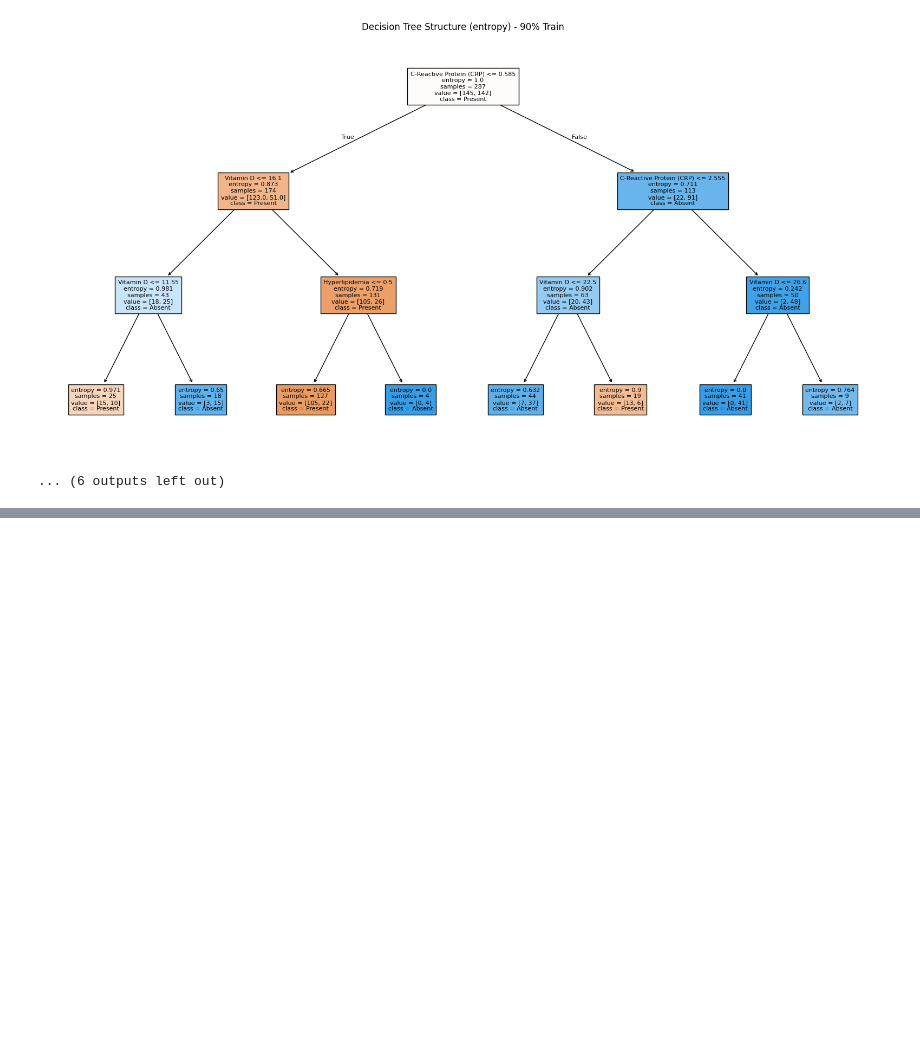
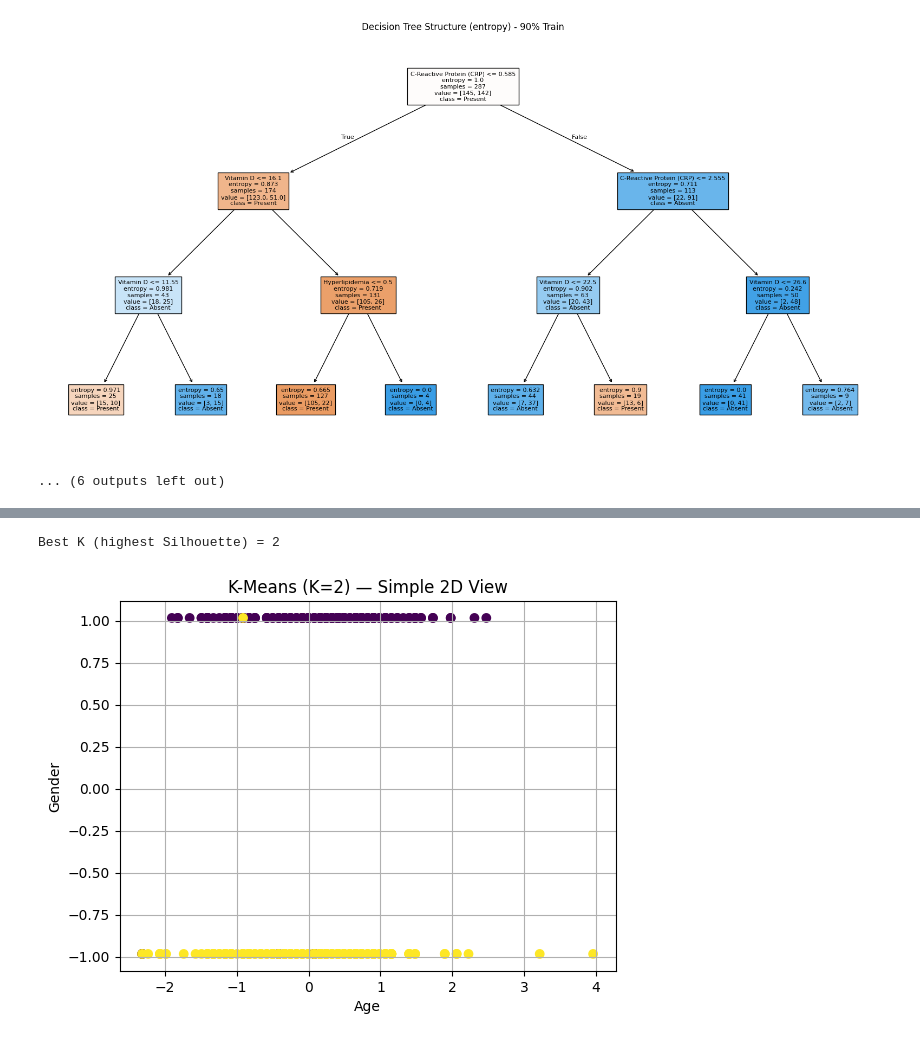
Before and after one commit to ShathaAlshalawi/Gallstone_project, a Jupyter notebook: Reports/phase3.ipynb, the cells around one changed output, grey strips where cells are left out. Drawn from its saved outputs; the diff is of its cells as text; code cells hidden in the pictures; blank space fills up the shorter version.

```diff
--- a/Reports/phase3.ipynb
+++ b/Reports/phase3.ipynb
@@ -146,0 +218,22 @@ df.to_csv("Preprocessed_dataset.csv", index=False)
+# %%
+
+# 8) Pick best K (highest Silhouette) — simple rule
+best_k = int(results.iloc[int(np.argmax(results['Silhouette']))]['K'])
+print(f"\nBest K (highest Silhouette) = {best_k}")
+
+# 9) Fit final K-Means and add labels to the dataset
+final_km = KMeans(n_clusters=best_k, random_state=42, n_init=10)
+final_labels = final_km.fit_predict(X_scaled)
+df[f'Cluster_K{best_k}'] = final_labels
+
+# 10) Very simple 2D view (first two numeric features only to keep it minimal)
+plt.figure()
+plt.scatter(X_scaled[:, 0], X_scaled[:, 1], c=final_labels)
+plt.xlabel(X_num.columns[0])
+plt.ylabel(X_num.columns[1])
+plt.title(f'K-Means (K={best_k}) — Simple 2D View')
+plt.grid(True)
+plt.show()
+# %% [output]
+Best K (highest Silhouette) = 2
+[figure, added]
```
Also changed, not shown: parts of 6 cells of this notebook.
